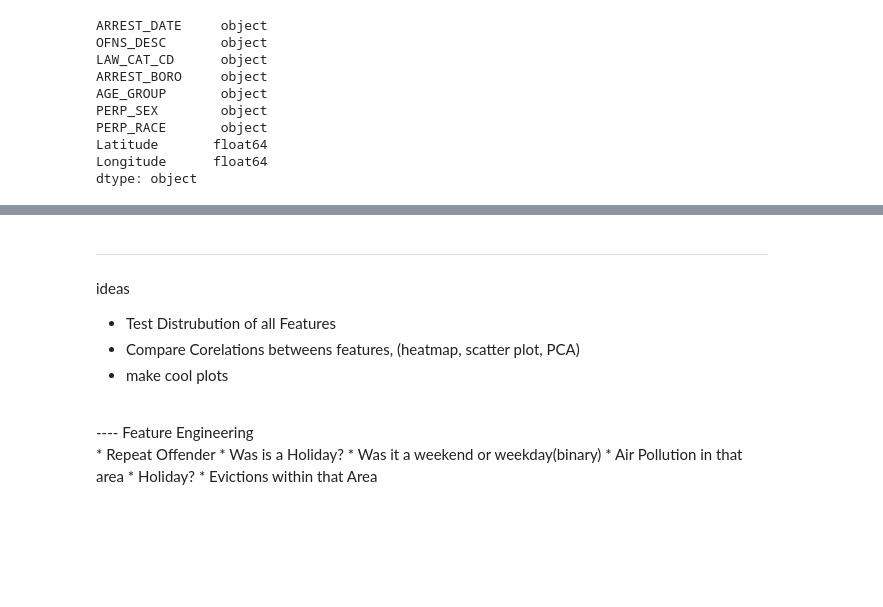
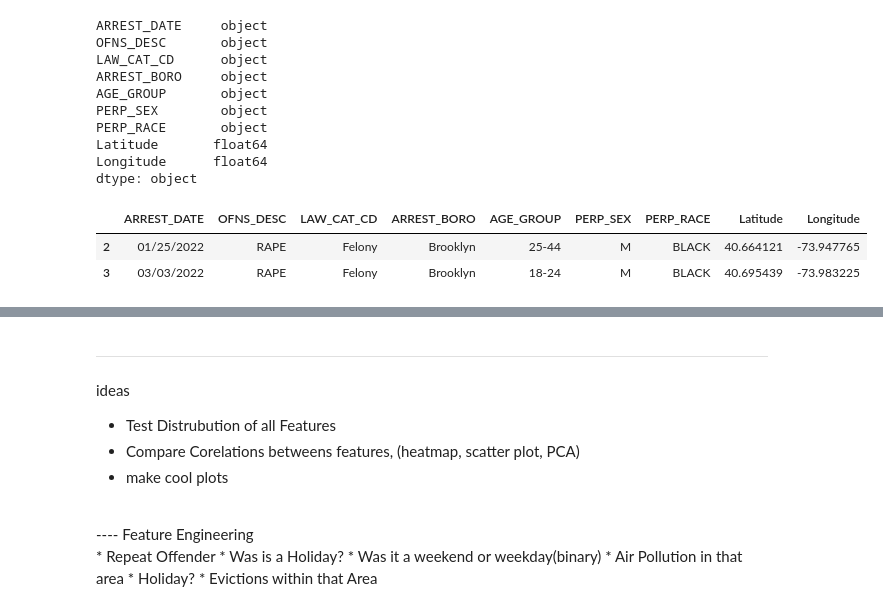
Before and after one commit to ChrisSpescha/Clustering_NYC_Neighborhoods, a Jupyter notebook: data_preparation.ipynb, the cells around one changed output, grey strips where cells are left out. Cells and saved outputs as stored; diff of their text form; code cells hidden in the pictures; blank space fills up the shorter version.

```diff
--- a/data_preparation.ipynb
+++ b/data_preparation.ipynb
@@ -191,3 +193,9 @@ PERP_RACE       object
 Latitude       float64
 Longitude      float64
 dtype: object
+# %%
+arrest_df.head(2)
+# %% [output]
+|  | ARREST_DATE | OFNS_DESC | LAW_CAT_CD | ARREST_BORO | AGE_GROUP | PERP_SEX | PERP_RACE | Latitude | Longitude |
+| 2 | 01/25/2022 | RAPE | Felony | Brooklyn | 25-44 | M | BLACK | 40.664121 | -73.947765 |
+| 3 | 03/03/2022 | RAPE | Felony | Brooklyn | 18-24 | M | BLACK | 40.695439 | -73.983225 |
```
Also changed, not shown: parts of 6 cells of this notebook.
